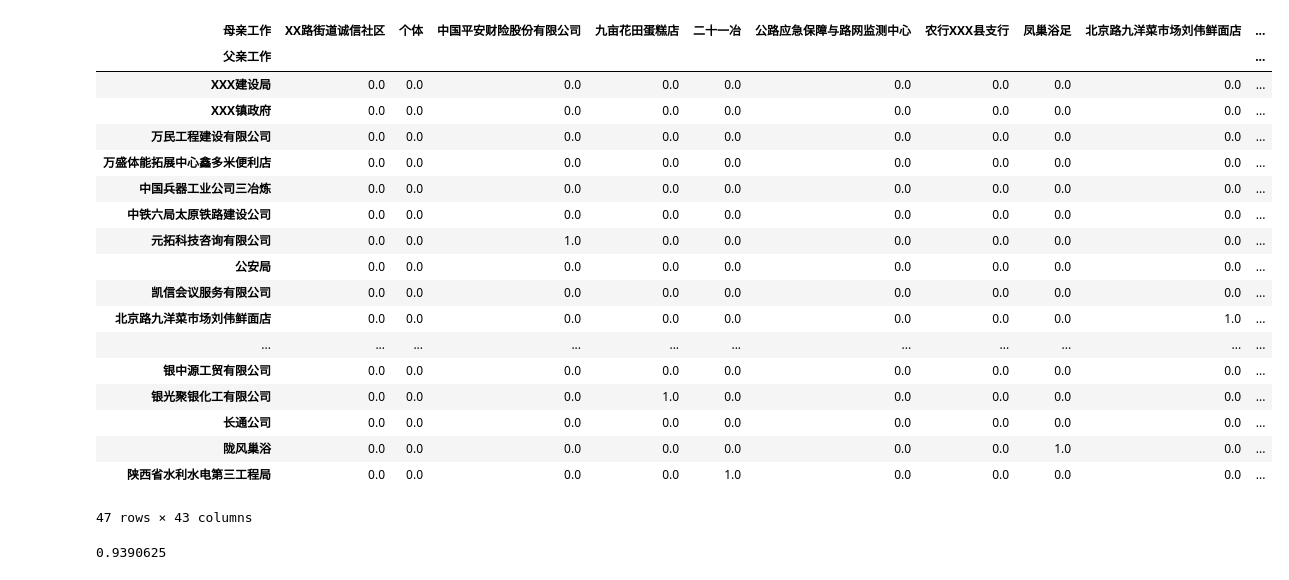
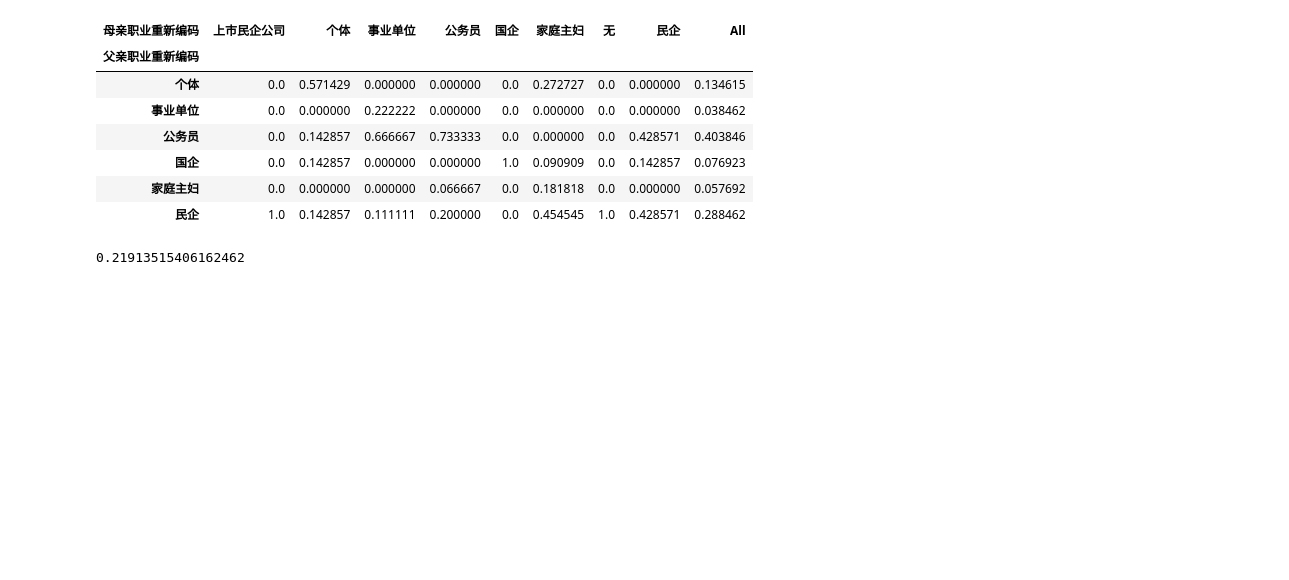
Before and after one commit to yiyanglaurel/new-one, a Jupyter notebook: 作业-父母职业相关性描述分析.ipynb, the cells around one changed output. Cells and saved outputs as stored; diff of their text form; code cells hidden in the pictures; blank space fills up the shorter version.

```diff
--- a/作业-父母职业相关性描述分析.ipynb
+++ b/作业-父母职业相关性描述分析.ipynb
@@ -42,33 +42,22 @@ def 制作交叉表(数据表, 自变量, 因变量):
     # 制作交叉表
     return pd.crosstab(自变量数据, 因变量数据, normalize='columns', margins=True)
 # %%
-mytool2.制作交叉表(df, '父亲工作', '母亲工作')
+mytool2.制作交叉表(df, '父亲职业重新编码', '母亲职业重新编码')
 # %% [output]
-| 母亲工作 | XX路街道诚信社区 | 个体 | 中国平安财险股份有限公司 | 九亩花田蛋糕店 | 二十一冶 | 公路应急保障与路网监测中心 | 农行XXX县支行 | 凤巢浴足 | 北京路九洋菜市场刘伟鲜面店 | ... |
-| 父亲工作 |  |  |  |  |  |  |  |  |  | ... |
-| XXX建设局 | 0.0 | 0.0 | 0.0 | 0.0 | 0.0 | 0.0 | 0.0 | 0.0 | 0.0 | ... |
-| XXX镇政府 | 0.0 | 0.0 | 0.0 | 0.0 | 0.0 | 0.0 | 0.0 | 0.0 | 0.0 | ... |
-| 万民工程建设有限公司 | 0.0 | 0.0 | 0.0 | 0.0 | 0.0 | 0.0 | 0.0 | 0.0 | 0.0 | ... |
-| 万盛体能拓展中心鑫多米便利店 | 0.0 | 0.0 | 0.0 | 0.0 | 0.0 | 0.0 | 0.0 | 0.0 | 0.0 | ... |
-| 中国兵器工业公司三冶炼 | 0.0 | 0.0 | 0.0 | 0.0 | 0.0 | 0.0 | 0.0 | 0.0 | 0.0 | ... |
-| 中铁六局太原铁路建设公司 | 0.0 | 0.0 | 0.0 | 0.0 | 0.0 | 0.0 | 0.0 | 0.0 | 0.0 | ... |
-| 元拓科技咨询有限公司 | 0.0 | 0.0 | 1.0 | 0.0 | 0.0 | 0.0 | 0.0 | 0.0 | 0.0 | ... |
-| 公安局 | 0.0 | 0.0 | 0.0 | 0.0 | 0.0 | 0.0 | 0.0 | 0.0 | 0.0 | ... |
-| 凯信会议服务有限公司 | 0.0 | 0.0 | 0.0 | 0.0 | 0.0 | 0.0 | 0.0 | 0.0 | 0.0 | ... |
-| 北京路九洋菜市场刘伟鲜面店 | 0.0 | 0.0 | 0.0 | 0.0 | 0.0 | 0.0 | 0.0 | 0.0 | 1.0 | ... |
-| ... | ... | ... | ... | ... | ... | ... | ... | ... | ... | ... |
-| 银中源工贸有限公司 | 0.0 | 0.0 | 0.0 | 0.0 | 0.0 | 0.0 | 0.0 | 0.0 | 0.0 | ... |
-| 银光聚银化工有限公司 | 0.0 | 0.0 | 0.0 | 1.0 | 0.0 | 0.0 | 0.0 | 0.0 | 0.0 | ... |
-| 长通公司 | 0.0 | 0.0 | 0.0 | 0.0 | 0.0 | 0.0 | 0.0 | 0.0 | 0.0 | ... |
-| 陇风巢浴 | 0.0 | 0.0 | 0.0 | 0.0 | 0.0 | 0.0 | 0.0 | 1.0 | 0.0 | ... |
-| 陕西省水利水电第三工程局 | 0.0 | 0.0 | 0.0 | 0.0 | 1.0 | 0.0 | 0.0 | 0.0 | 0.0 | ... |
+| 母亲职业重新编码 | 上市民企公司 | 个体 | 事业单位 | 公务员 | 国企 | 家庭主妇 | 无 | 民企 | All |
+| 父亲职业重新编码 |  |  |  |  |  |  |  |  |  |
+| 个体 | 0.0 | 0.571429 | 0.000000 | 0.000000 | 0.0 | 0.272727 | 0.0 | 0.000000 | 0.134615 |
+| 事业单位 | 0.0 | 0.000000 | 0.222222 | 0.000000 | 0.0 | 0.000000 | 0.0 | 0.000000 | 0.038462 |
+| 公务员 | 0.0 | 0.142857 | 0.666667 | 0.733333 | 0.0 | 0.000000 | 0.0 | 0.428571 | 0.403846 |
+| 国企 | 0.0 | 0.142857 | 0.000000 | 0.000000 | 1.0 | 0.090909 | 0.0 | 0.142857 | 0.076923 |
+| 家庭主妇 | 0.0 | 0.000000 | 0.000000 | 0.066667 | 0.0 | 0.181818 | 0.0 | 0.000000 | 0.057692 |
+| 民企 | 1.0 | 0.142857 | 0.111111 | 0.200000 | 0.0 | 0.454545 | 1.0 | 0.428571 | 0.288462 |
-47 rows × 43 columns
 # %%
 # 计算tauy
-tau_y = mytools.goodmanKruska_tau_y(df, '父亲工作', '母亲工作')
+tau_y = mytools.goodmanKruska_tau_y(df, '父亲职业重新编码', '母亲职业重新编码')
 tau_y
 # %% [output]
-0.9390625
+0.21913515406162462
 # %%
 # 评价tauy
 mytool2.相关系数强弱判断(tau_y)
```
Also changed, not shown: parts of 4 cells of this notebook, 2 other files.
